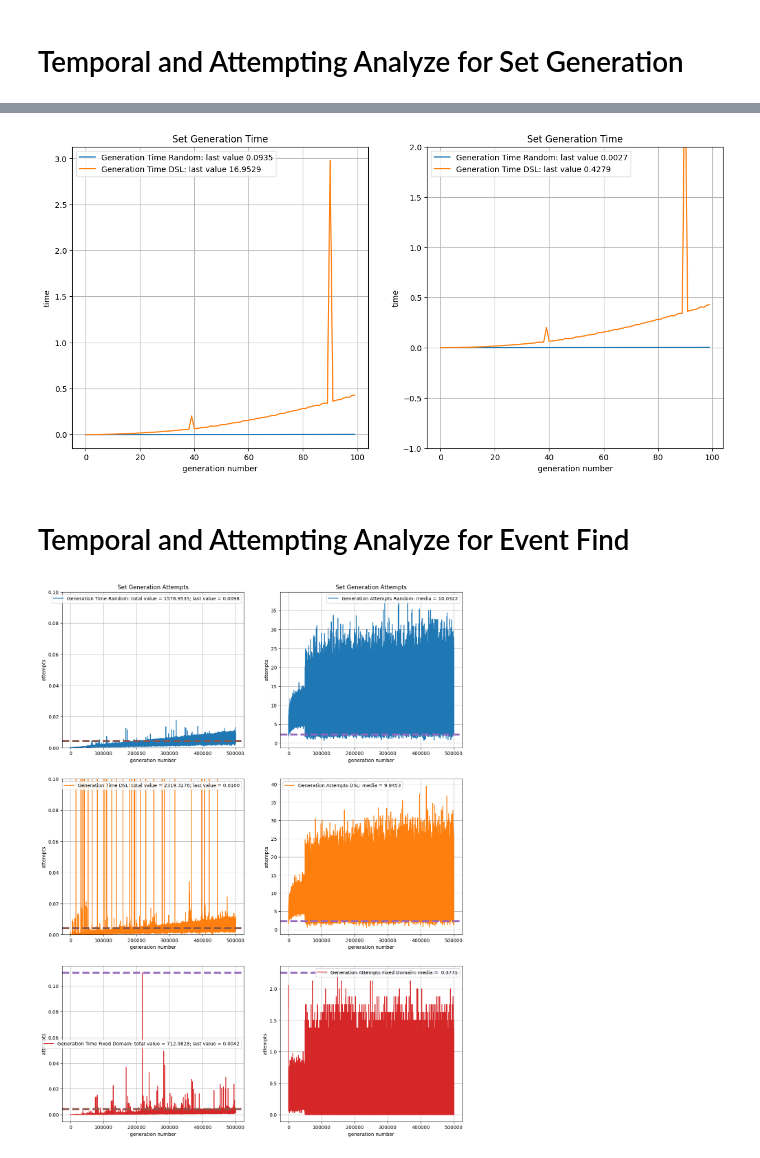
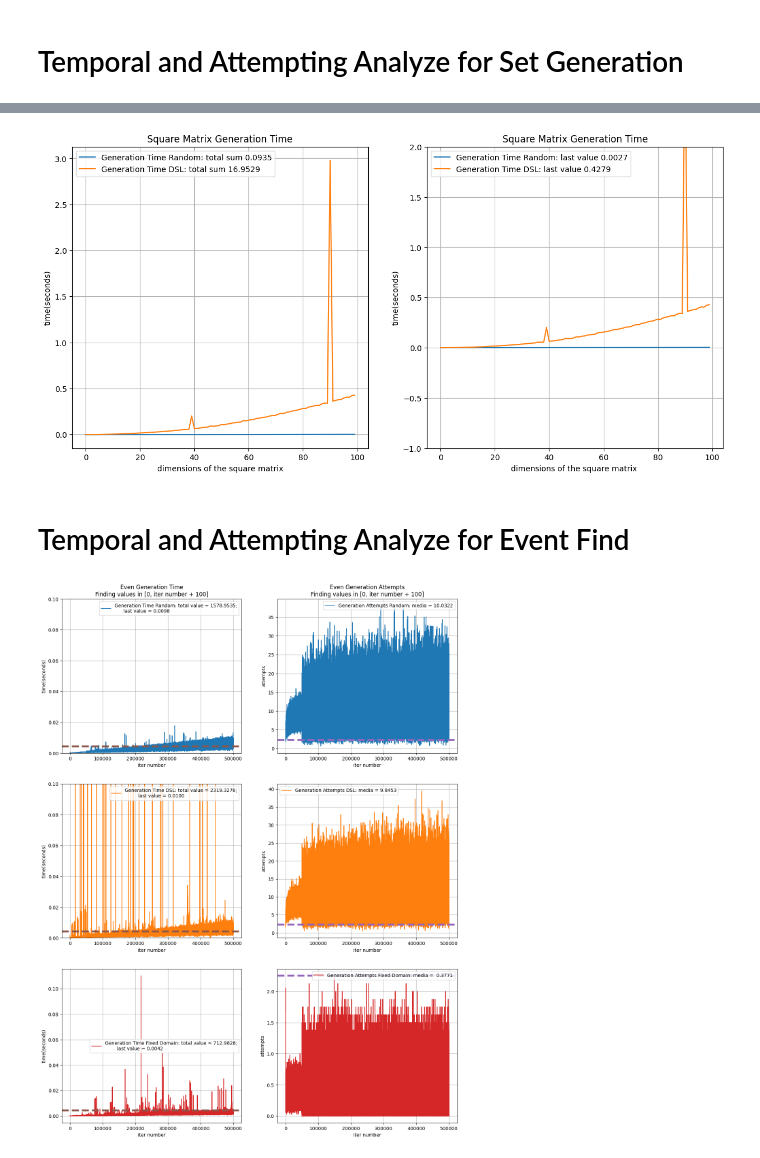
Before and after one commit to danielorlando97/search-space, a Jupyter notebook: experimentation/data_analyze.ipynb, the cells around one changed output, grey strips where cells are left out. Drawn from its saved outputs; the diff is of its cells as text; code cells hidden in the pictures.

```diff
--- a/experimentation/data_analyze.ipynb
+++ b/experimentation/data_analyze.ipynb
@@ -205,7 +205,7 @@ l = df['time'].mean().iloc[-1]
 Y2 = df['attempts'].mean()
 a = df['attempts'].mean().mean().tolist()
 
-ax[0].plot(X, Y1, f'C{0}', label=f'Generation Time Random: last value {t:.4f}')
+ax[0].plot(X, Y1, f'C{0}', label=f'Generation Time Random: total sum {t:.4f}')
 ax[1].plot(X, Y1, f'C{0}', label=f'Generation Time Random: last value {l:.4f}')
 # ax[0].plot(X, Y2, f'C{0}', label=f'Generation Attempts Random: media =  {a:.4f}')
 
@@ -219,28 +219,28 @@ l = df['time'].mean().iloc[-1]
 Y2 = df['attempts'].mean()
 a = df['attempts'].mean().mean().tolist()
 
-ax[0].plot(X, Y1, f'C{1}', label=f'Generation Time DSL: last value {t:.4f}')
+ax[0].plot(X, Y1, f'C{1}', label=f'Generation Time DSL: total sum {t:.4f}')
 ax[1].plot(X, Y1, f'C{1}', label=f'Generation Time DSL: last value {l:.4f}')
 # ax[0].plot(X, Y2, f'C{1}', label=f'Generation Attempts DSL: media =  {a:.4f}')
 
 
 ax[0].grid(True)
-ax[0].set_xlabel("generation number")
-ax[0].set_ylabel("time")
-ax[0].set_title("Set Generation Time")
+ax[0].set_xlabel("dimensions of the square matrix")
+ax[0].set_ylabel("time(seconds)")
+ax[0].set_title("Square Matrix Generation Time")
 ax[0].legend()
 
 ax[1].set_ylim(-1, 2)
 ax[1].grid(True)
-ax[1].set_xlabel("generation number")
-ax[1].set_ylabel("time")
-ax[1].set_title("Set Generation Time")
+ax[1].set_xlabel("dimensions of the square matrix ")
+ax[1].set_ylabel("time(seconds)")
+ax[1].set_title("Square Matrix Generation Time")
 ax[1].legend()
 
 _ = plt.savefig("exp4.png")
 # _ = plt.plot()
 # %% [output]
-[figure, old version]
+[figure, new version]
 # %% [markdown]
 # Temporal and Attempting Analyze for Event Find
 # %%
@@ -260,7 +260,7 @@ v = df['value_repetition'].mean().mean().tolist()
 
 
 
-ax[0][0].plot(X, Y1, f'C{0}', label=f'Generation Time Random: total value = {t:.4f};\n\t last value = {l:.4f}')
+ax[0][0].plot(X, Y1, f'C{0}', label=f'Generation Time Random: total value = {t:.4f};\n      last value = {l:.4f}')
 # ax[2].plot(X, Y3, f'C{0}', label=f'Generation Attempts Repetition Random: media = {v:.4f}')
 ax[0][1].plot(X, Y2, f'C{0}', label=f'Generation Attempts Random: media = {a:.4f}')
 
@@ -279,7 +279,7 @@ Y3 = df['value_repetition'].mean()
 v = df['value_repetition'].mean().mean().tolist()
 
 
-ax[1][0].plot(X, Y1, f'C{1}', label=f'Generation Time DSL: total value = {t:.4f};\n\t last value = {l:.4f}')
+ax[1][0].plot(X, Y1, f'C{1}', label=f'Generation Time DSL: total value = {t:.4f};\n         last value = {l:.4f}')
 # ax[2].plot(X, Y3, f'C{1}', label=f'Generation Attempts Repetition DSL: media = {v:.4f}')
 ax[1][1].plot(X, Y2, f'C{1}', label=f'Generation Attempts DSL: media = {a:.4f}')
 
@@ -317,7 +317,7 @@ v = df['value_repetition'].mean().mean().tolist()
 # v = df['value_repetition'].mean().mean().tolist()
 
 
-ax[2][0].plot(X, Y1, f'C{3}', label=f'Generation Time Fixed Domain: total value = {t:.4f};\n\t last value = {l:.4f}')
+ax[2][0].plot(X, Y1, f'C{3}', label=f'Generation Time Fixed Domain: total value = {t:.4f};\n        last value = {l:.4f}')
 # ax[2].plot(X, Y3, f'C{3}', label=f'Generation Attempts Repetition Fixed Domain: media = {v:.4f}')
 ax[2][1].plot(X, Y2, c=f'C{3}', label=f'Generation Attempts Fixed Domain: media =  {a:.4f}')
 
@@ -325,33 +325,33 @@ minn = Y1.max()
 minn2 = Y2.max()
 
 ax[0][0].grid(True)
-ax[0][0].set_xlabel("generation number")
-ax[0][0].set_ylabel("attempts")
-ax[0][0].set_title("Set Generation Attempts")
+ax[0][0].set_xlabel("iter number")
+ax[0][0].set_ylabel("time(seconds)")
+ax[0][0].set_title("Even Generation Time\nFinding values in [0, iter number + 100]")
 ax[0][0].legend()
 ax[0][0].set_ylim(0, 0.1)
-ax[0][0].axhline(y=minn, color='C4', linestyle='--', linewidth=4.0)
+# ax[0][0].axhline(y=minn, color='C4', linestyle='--', linewidth=4.0)
 ax[0][0].axhline(y=l, color='C5', linestyle='--', linewidth=4.0)
 ax[0][1].grid(True)
-ax[0][1].set_xlabel("generation number")
+ax[0][1].set_xlabel("iter number")
 ax[0][1].set_ylabel("attempts")
-ax[0][1].set_title("Set Generation Attempts")
+ax[0][1].set_title("Even Generation Attempts\nFinding values in [0, iter number + 100]")
 ax[0][1].legend()
 ax[0][1].axhline(y=minn2, color='C4', linestyle='--', linewidth=4.0)
 
 
 ax[1][0].grid(True)
-ax[1][0].set_xlabel("generation number")
-ax[1][0].set_ylabel("attempts")
+ax[1][0].set_xlabel("iter number")
+ax[1][0].set_ylabel("time(seconds)")
 ax[1][0].set_ylim(0, 0.1)
 
 # ax[1][0].set_title("Set Generation Attempts")
 ax[1][0].legend()
-ax[1][0].axhline(y=minn, color='C4', linestyle='--', linewidth=4.0)
+# ax[1][0].axhline(y=minn, color='C4', linestyle='--', linewidth=4.0)
 ax[1][0].axhline(y=l, color='C5', linestyle='--', linewidth=4.0)
 
 ax[1][1].grid(True)
-ax[1][1].set_xlabel("generation number")
+ax[1][1].set_xlabel("iter number")
 ax[1][1].set_ylabel("attempts")
 # ax[1][1].set_title("Set Generation Attempts")
 ax[1][1].legend()
@@ -364,36 +364,36 @@ ax[1][1].axhline(y=minn2, color='C4', linestyle='--',linewidth=4.0)
 # ax[2][0].set_ylim(0, 0.1)
 
 # # ax[2][0].set_title("Set Generation Attempts")
 # ax[2][0].legend()
 # ax[2][0].axhline(y=minn, color='C4', linestyle='--', linewidth=4.0)
 # ax[2][0].axhline(y=l, color='C5', linestyle='--', linewidth=4.0)
 
 # ax[2][1].grid(True)
 # ax[2][1].set_xlabel("generation number")
 # ax[2][1].set_ylabel("attempts")
 # # ax[2][1].set_title("Set Generation Attempts")
 # ax[2][1].legend()
 # ax[2][1].axhline(y=minn2, color='C4', linestyle='--', linewidth=4.0)
 
 ax[2][0].grid(True)
-ax[2][0].set_xlabel("generation number")
-ax[2][0].set_ylabel("attempts")
+ax[2][0].set_xlabel("iter number")
+ax[2][0].set_ylabel("time(seconds)")
 # a2[3][0].set_ylim(0, 0.1)
-ax[2][0].axhline(y=minn, color='C4', linestyle='--', linewidth=4.0)
+# ax[2][0].axhline(y=minn, color='C4', linestyle='--', linewidth=4.0)
 ax[2][0].axhline(y=l, color='C5', linestyle='--', linewidth=4.0)
 # a2[3][0].set_title("Set Generation Attempts")
 ax[2][0].legend()
 ax[2][1].grid(True)
-ax[2][1].set_xlabel("generation number")
+ax[2][1].set_xlabel("iter number")
 ax[2][1].set_ylabel("attempts")
 # a2[3][1].set_title("Set Generation Attempts")
 ax[2][1].legend()
 ax[2][1].axhline(y=minn2, color='C4', linestyle='--', linewidth=4.0)
 
 
 plt.plot()
 # plt.save("bache_last_log")
 _ = plt.savefig("exp5.png")
 # %% [output]
-[figure, old version]
+[figure, new version]
 # %%
```
Also changed, not shown: parts of 5 cells of this notebook, 14 other files.
